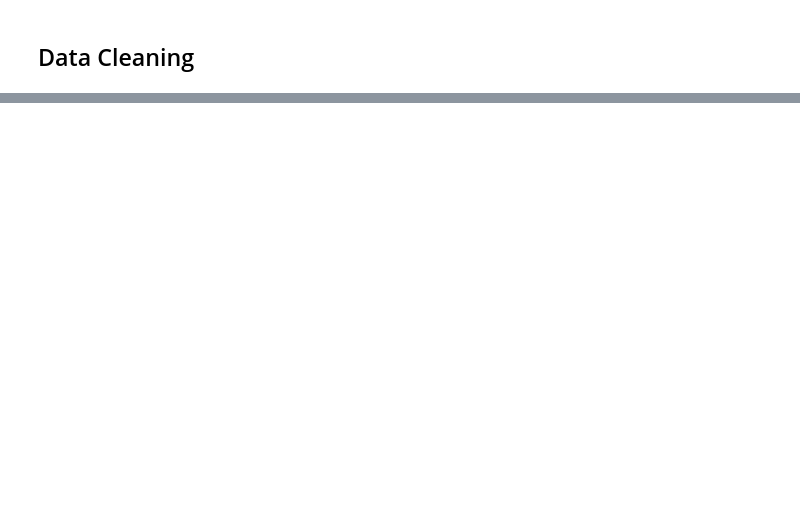
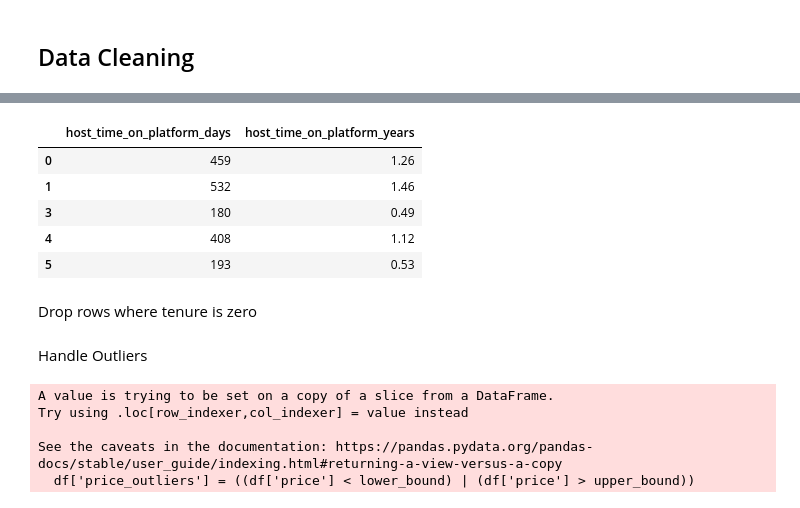
Before and after one commit to ys09123/airbnb-dataset-analysis, a Jupyter notebook: airbnb.ipynb, the cells around one changed output, grey strips where cells are left out. Drawn from its saved outputs; the diff is of its cells as text; code cells hidden in the pictures; blank space fills up the shorter version.

Commit message:
Data Cleaning performed

```diff
--- a/airbnb.ipynb
+++ b/airbnb.ipynb
@@ -137,0 +209,23 @@ df.describe()
+# %%
+host_tenure = (
+    (reference_date - host_first_review)
+    .dt.days
+    .rename('host_time_on_platform_days')
+)
+# %%
+df = df.join(host_tenure, on='host_id')
+# %%
+df['host_time_on_platform_years'] = (df['host_time_on_platform_days'] / 365).round(2)
+# %%
+df.drop(columns=['host_id', 'host_name'], inplace=True)
+# %%
+df[['host_time_on_platform_days', 'host_time_on_platform_years']].head()
+# %% [output]
+|  | host_time_on_platform_days | host_time_on_platform_years |
+| 0 | 459 | 1.26 |
+| 1 | 532 | 1.46 |
+| 3 | 180 | 0.49 |
+| 4 | 408 | 1.12 |
+| 5 | 193 | 0.53 |
+# %% [markdown]
+Drop rows where tenure is zero
@@ -137,0 +237,2 @@ df.describe()
+# %% [markdown]
+Handle Outliers
@@ -137,0 +246,8 @@ df.describe()
+# %%
+df['price_outliers'] = ((df['price'] < lower_bound) | (df['price'] > upper_bound))
+# %% [output]
+A value is trying to be set on a copy of a slice from a DataFrame.
+Try using .loc[row_indexer,col_indexer] = value instead
+
+See the caveats in the documentation: https://pandas.pydata.org/pandas-docs/stable/user_guide/indexing.html#returning-a-view-versus-a-copy
+  df['price_outliers'] = ((df['price'] < lower_bound) | (df['price'] > upper_bound))
```
Also changed, not shown: parts of 30 cells of this notebook.
